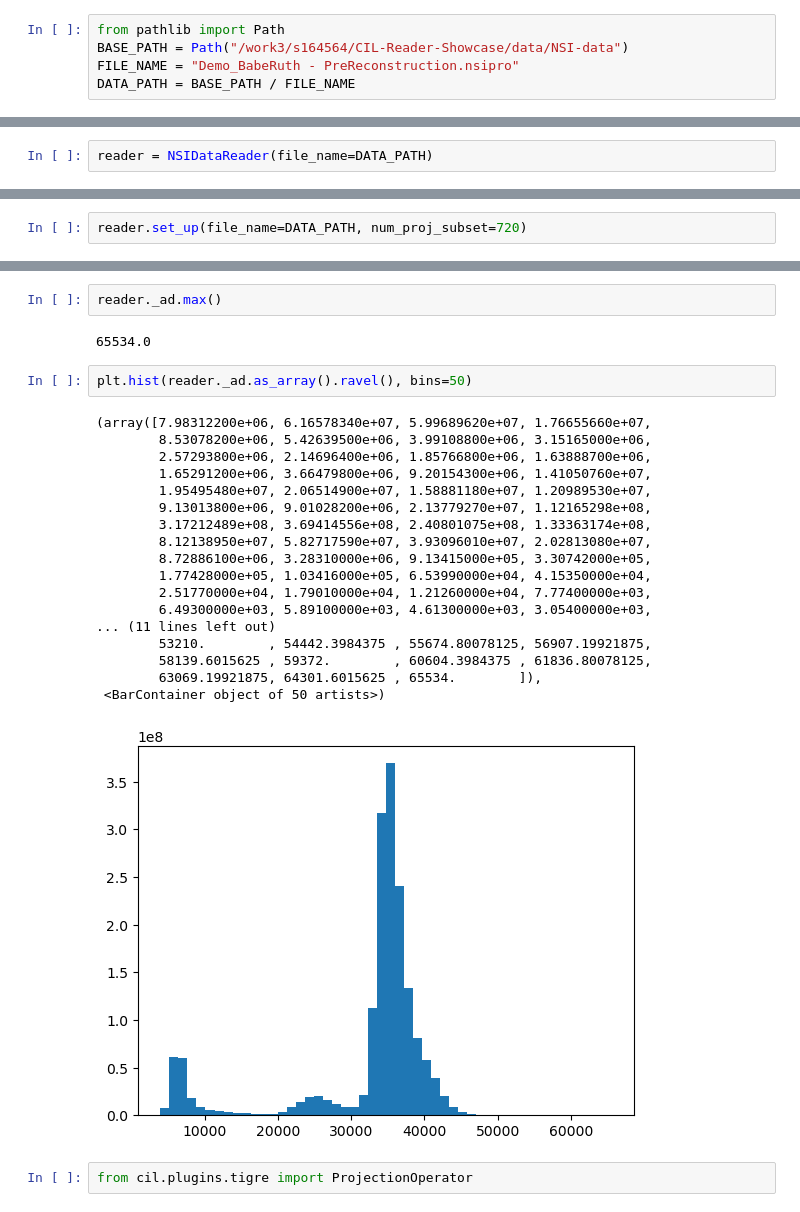
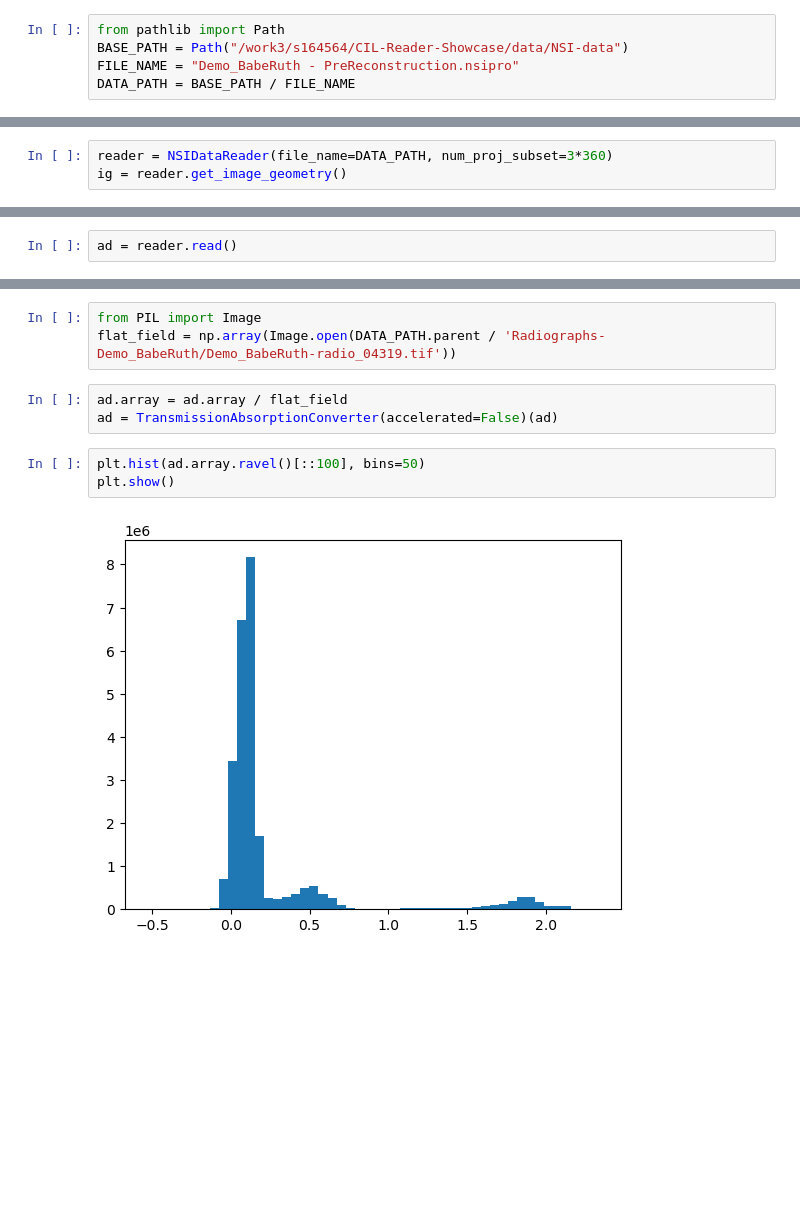
Before and after one commit to Lachrynier/CIL-Reader-Showcase, a Jupyter notebook: NSIDataReader.ipynb, the cells around one changed output, grey strips where cells are left out. Drawn from its saved outputs; the diff is of its cells as text; blank space fills up the shorter version.

Commit message:
flat field and a bit of clean up

```diff
--- a/NSIDataReader.ipynb
+++ b/NSIDataReader.ipynb
@@ -305,4 +221,5 @@ metadata
    'acquisition begin': '11/5/2024 11:28:36 AM',
    'acquisition end': '11/5/2024 2:18:36 PM'}}}
 # %%
-reader = NSIDataReader(file_name=DATA_PATH)
+reader = NSIDataReader(file_name=DATA_PATH, num_proj_subset=3*360)
+ig = reader.get_image_geometry()
@@ -309,2 +237,2 @@ reader = NSIDataReader(file_name=DATA_PATH)
 # %%
-reader.set_up(file_name=DATA_PATH, num_proj_subset=720)
+ad = reader.read()
@@ -361,27 +248,11 @@ show2D(reader._ad)
-# %%
-reader._ad.max()
-# %% [output]
-65534.0
+# %%
+from PIL import Image
+flat_field = np.array(Image.open(DATA_PATH.parent / 'Radiographs-Demo_BabeRuth/Demo_BabeRuth-radio_04319.tif'))
+# %%
+ad.array = ad.array / flat_field
+ad = TransmissionAbsorptionConverter(accelerated=False)(ad)
 # %%
-plt.hist(reader._ad.as_array().ravel(), bins=50)
+plt.hist(ad.array.ravel()[::100], bins=50)
+plt.show()
 # %% [output]
-(array([7.98312200e+06, 6.16578340e+07, 5.99689620e+07, 1.76655660e+07,
-        8.53078200e+06, 5.42639500e+06, 3.99108800e+06, 3.15165000e+06,
-        2.57293800e+06, 2.14696400e+06, 1.85766800e+06, 1.63888700e+06,
-        1.65291200e+06, 3.66479800e+06, 9.20154300e+06, 1.41050760e+07,
-        1.95495480e+07, 2.06514900e+07, 1.58881180e+07, 1.20989530e+07,
-        9.13013800e+06, 9.01028200e+06, 2.13779270e+07, 1.12165298e+08,
-        3.17212489e+08, 3.69414556e+08, 2.40801075e+08, 1.33363174e+08,
-        8.12138950e+07, 5.82717590e+07, 3.93096010e+07, 2.02813080e+07,
-        8.72886100e+06, 3.28310000e+06, 9.13415000e+05, 3.30742000e+05,
-        1.77428000e+05, 1.03416000e+05, 6.53990000e+04, 4.15350000e+04,
-        2.51770000e+04, 1.79010000e+04, 1.21260000e+04, 7.77400000e+03,
-        6.49300000e+03, 5.89100000e+03, 4.61300000e+03, 3.05400000e+03,
-... (11 lines left out)
-        53210.        , 54442.3984375 , 55674.80078125, 56907.19921875,
-        58139.6015625 , 59372.        , 60604.3984375 , 61836.80078125,
-        63069.19921875, 64301.6015625 , 65534.        ]),
- <BarContainer object of 50 artists>)
-[figure, old version]
+[figure, new version]
-# %%
-from cil.plugins.tigre import ProjectionOperator
```
Also changed, not shown: parts of 16 cells of this notebook.
